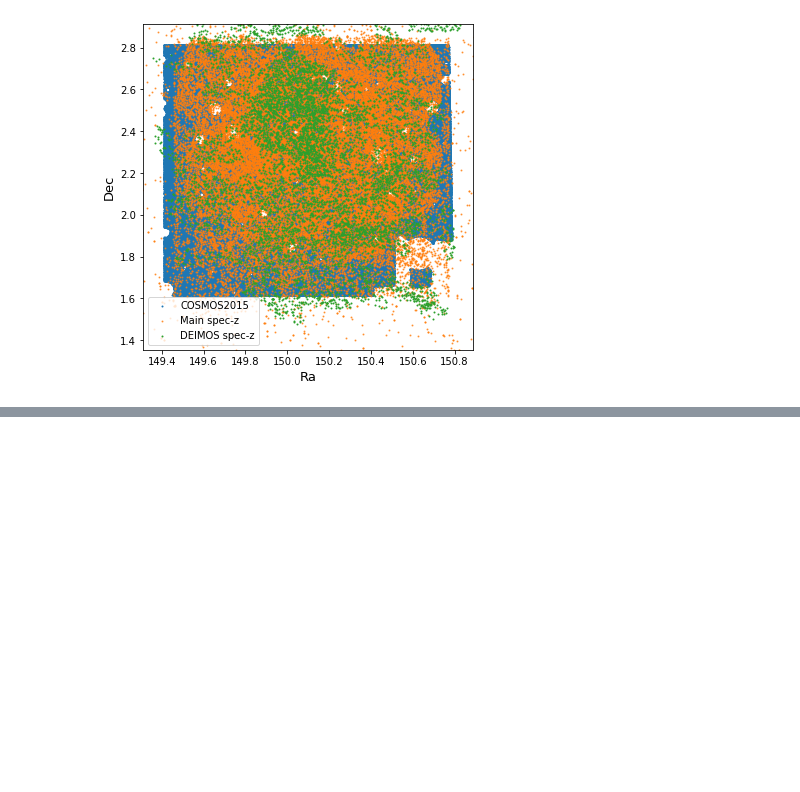
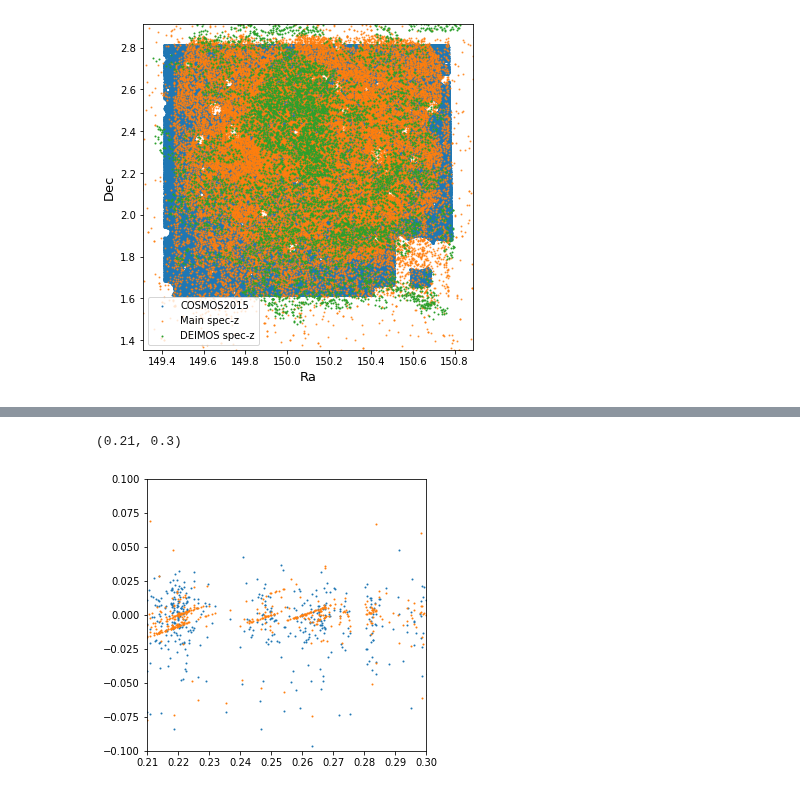
Before and after one commit to ShrRa/COSMOS_SOM, a Jupyter notebook: CoordPlot.ipynb, the cells around one changed output, grey strips where cells are left out. Saved outputs shown, nothing was run; the diff lists cells and outputs as text; code cells hidden in the pictures; blank space fills up the shorter version.

```diff
--- a/CoordPlot.ipynb
+++ b/CoordPlot.ipynb
@@ -35,0 +123,9 @@ axs.set_aspect(1)
+# %%
+plt.figure(figsize=(5,5))
+plt.scatter(test['specZ'],test['resid_ML'],s=1)
+plt.scatter(test['specZ'],test['resid_SED'],s=1)
+plt.ylim(-0.1,0.1)
+plt.xlim(0.210,0.3)
+# %% [output]
+(0.21, 0.3)
+[figure, added]
```
Also changed, not shown: parts of 13 cells of this notebook.
